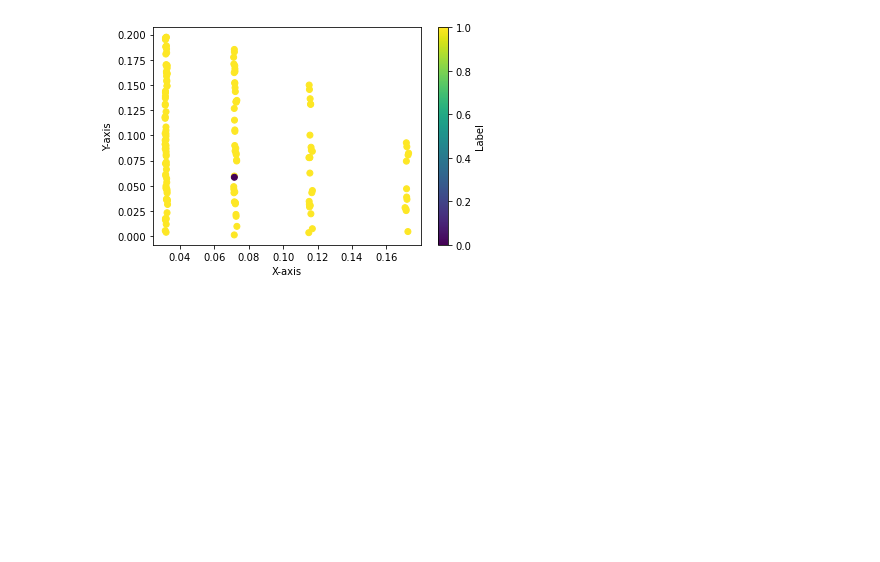
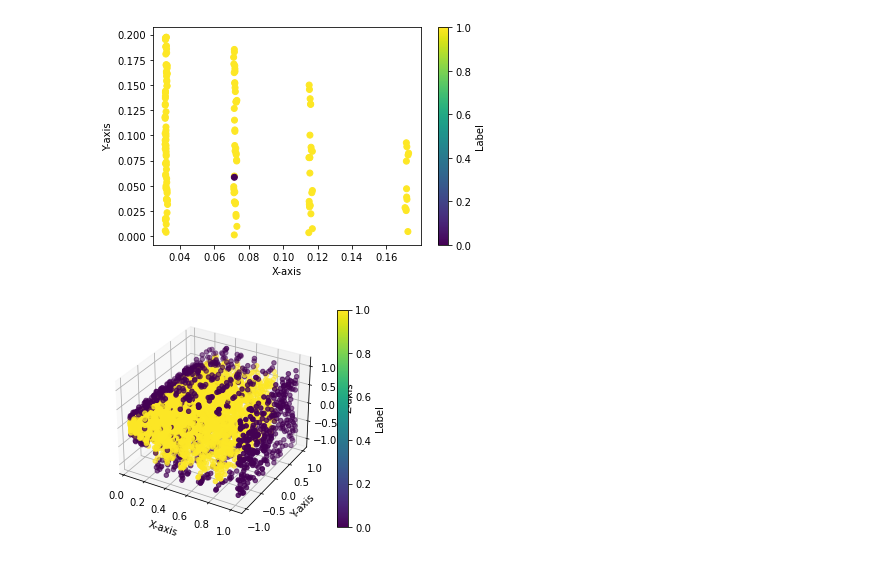
Before and after one commit to jihwanoh123/particle_trajectory, a Jupyter notebook: util_.ipynb, the cells around one changed output. Cells and saved outputs as stored; diff of their text form; code cells hidden in the pictures; blank space fills up the shorter version.

Commit message:
More figures, functions included

```diff
--- a/util_.ipynb
+++ b/util_.ipynb
@@ -28,8 +28,11 @@ class GraphDataset():
 def get_dataset(input_dir,n_files):
     return GraphDataset(input_dir, n_files)
 def load_graph(filename):
+    graph_dir = os.path.join(os.getcwd(), 'graphs')
+    # Construct the full path to the specified file
+    full_path = os.path.join(graph_dir, filename)
     """Reade a single graph NPZ"""
-    with np.load(filename) as f:
+    with np.load(full_path) as f:
         return sparse_to_graph(**dict(f.items()))
 def sparse_to_graph(X, Ri_rows, Ri_cols, Ro_rows, Ro_cols, y, dtype=np.float32):
     n_nodes, n_edges = X.shape[0], Ri_rows.shape[0]
@@ -79,7 +82,7 @@ def graph_coloring(graph_name):
     return X, y, Ri, Ro, coloring
 def color_df(original_X,color):
     X_color = pd.DataFrame(original_X,columns=['x','y','z'])
-    X_color['color'] = coloring
+    X_color['color'] = color
     return X_color
 def color_df_red(original_X,color):
     X_color=color_df(original_X,color)
@@ -87,6 +90,22 @@ def color_df_red(original_X,color):
     X_color_red=X_color[(X_color['z']<0.1)&(X_color['z']>-0.1)
                    &(X_color['y']>0)&(X_color['r']<0.2)]
     return X_color_red
+def save_color_df(graph_name,folder):
+    X, _, _, _, coloring = graph_coloring(graph_name)
+    X_color = color_df(X,coloring)
+    X_color_red = color_df_red(X,coloring)
+    dir_ = os.path.join(os.getcwd(), folder)
+    # Ensure that the 'dir_' directory exists; if not, create it
+    if not os.path.exists(dir_):
+        os.makedirs(dir_)
+    # Specify the full file path, including the directory and filename
+    graph_name_=graph_name[:-4]
+    graph_name_red = graph_name_+'_red'
+    file_path = os.path.join(di, f"{graph_name_}.csv")
+    file_path_red = os.path.join(di, f"{graph_name_red}.csv")
+    # Save the DataFrame 'df' as a CSV file in the specified directory and with the specified name
+    X_color.to_csv(file_path, index=False)
+    X_color_red.to_csv(file_path_red, index=False)
 def plot3d(df,st):
     fig = plt.figure(figsize=(6, 4))
     ax = fig.add_subplot(111, projection='3d')
@@ -95,7 +114,7 @@ def plot3d(df,st):
     y = df['y']
     z = df['z']
     label = df[st]
-    scatter = ax.scatter(x, y, z, c=label, cmap='viridis')
+    scatter = ax.scatter(x, y, z, c=label, cmap='viridis', s=25)
     # Add a colorbar to show the mapping of labels to colors
     colorbar = plt.colorbar(scatter)
     colorbar.set_label('Label')
@@ -111,7 +130,7 @@ def plot2d(df,st):
     y = df['y']
     labels = df[st]
     # Create a scatter plot with colors based on the 'label' column
-    plt.scatter(x, y, c=labels, cmap='viridis')
+    plt.scatter(x, y, c=labels, cmap='viridis', s=25)
     # Add a colorbar to show the mapping of labels to colors
     colorbar = plt.colorbar()
     colorbar.set_label('Label')
@@ -120,8 +139,16 @@ def plot2d(df,st):
     plt.ylabel('Y-axis')
     # Show the plot
     plt.show()
+def file_names(folder):
+    # Specify the directory path you want to enumerate
+    graph_dir = os.path.join(os.getcwd(), folder)
+    # Get a list of all files in the directory
+    file_names = os.listdir(graph_dir)
+    # filter out only files
+    file_names = [f for f in file_names if os.path.isfile(os.path.join(graph_dir, f))]
+    return file_names
 # %%
-X, y, Ri, Ro, coloring = graph_coloring('event000001000_g000.npz')
+X, y, Ri, Ro, coloring = graph_coloring('event000001010_g000.npz')
 print(coloring)
 # %% [output]
 Start getting neighborhood information
@@ -172,3 +190,8 @@ plot3d(X_color_red,'color')
 plot2d(X_color_red,'color')
 # %% [output]
 [figure]
+# %%
+#Full 3d graphic for event000001006_g000.npz:
+plot3d(X_color,'color')
+# %% [output]
+[figure, added]
```
Also changed, not shown: parts of 15 cells of this notebook.
